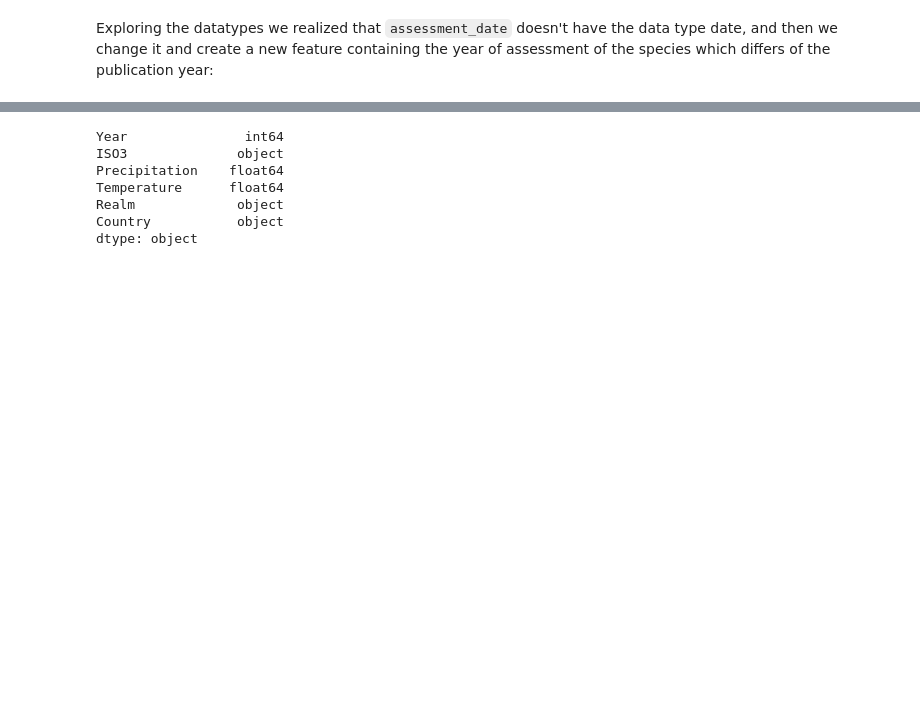
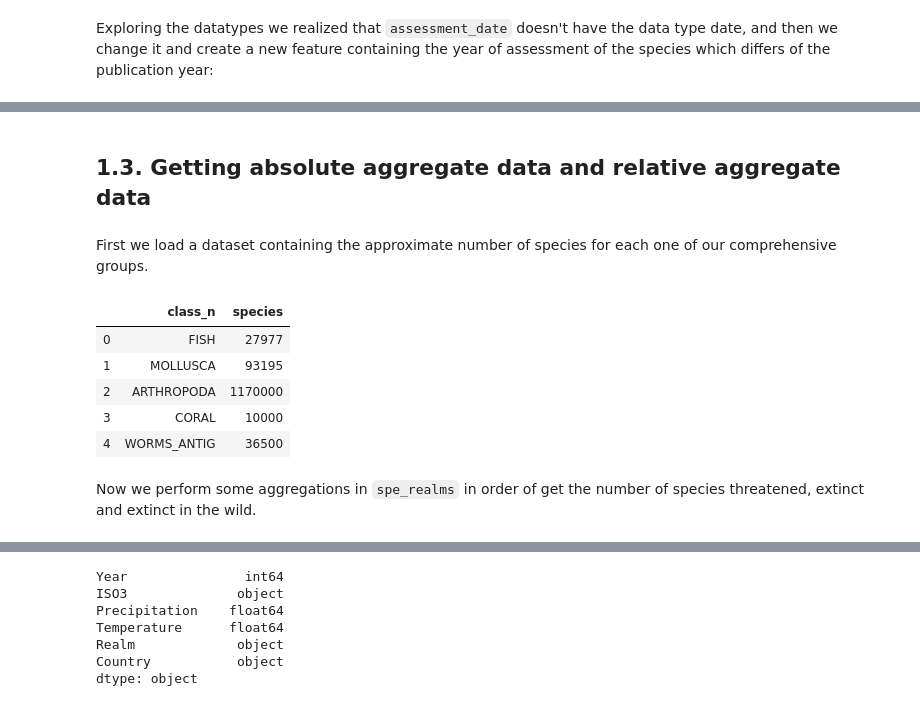
Before and after one commit to fabi-cast/Ecozones-in-a-Warming-World, a Jupyter notebook: notebooks/data-cleaning.ipynb, the cells around one changed output, grey strips where cells are left out. Drawn from its saved outputs; the diff is of its cells as text; code cells hidden in the pictures; blank space fills up the shorter version.

```diff
--- a/notebooks/data-cleaning.ipynb
+++ b/notebooks/data-cleaning.ipynb
@@ -607,0 +651,4 @@ spe_realms.to_csv("../data/clean_data/species-realm-curate.csv")
+# %% [markdown]
+## 1.3. Getting absolute aggregate data and relative aggregate data
+# %% [markdown]
+First we load a dataset containing the approximate number of species for each one of our comprehensive groups.
@@ -607,0 +657,11 @@ spe_realms.to_csv("../data/clean_data/species-realm-curate.csv")
+# %%
+total_spe.head()
+# %% [output]
+|  | class_n | species |
+| 0 | FISH | 27977 |
+| 1 | MOLLUSCA | 93195 |
+| 2 | ARTHROPODA | 1170000 |
+| 3 | CORAL | 10000 |
+| 4 | WORMS_ANTIG | 36500 |
+# %% [markdown]
+Now we perform some aggregations in ``spe_realms`` in order of get the number of species threatened, extinct and extinct in the wild.
```
Also changed, not shown: parts of 37 cells of this notebook.
